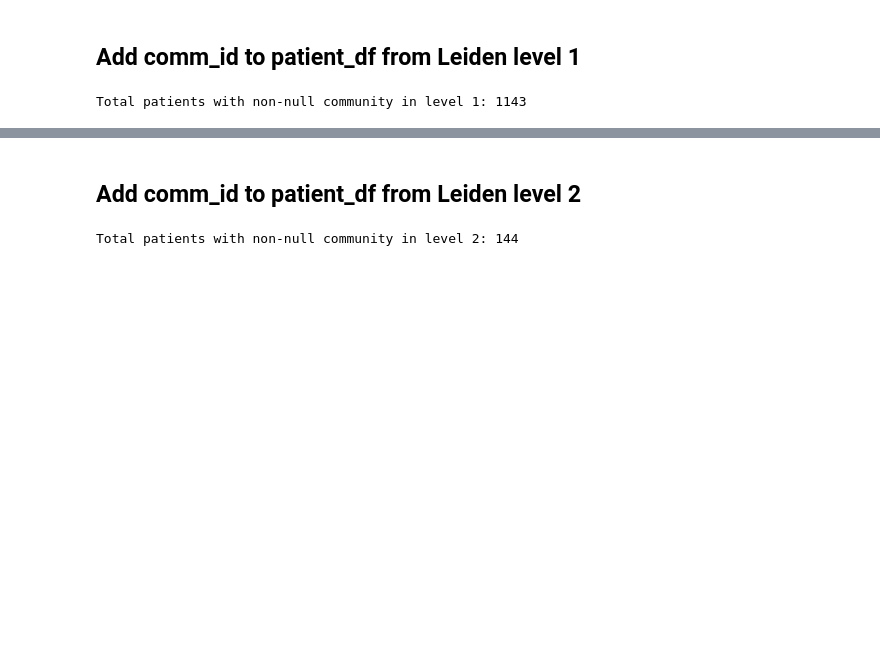
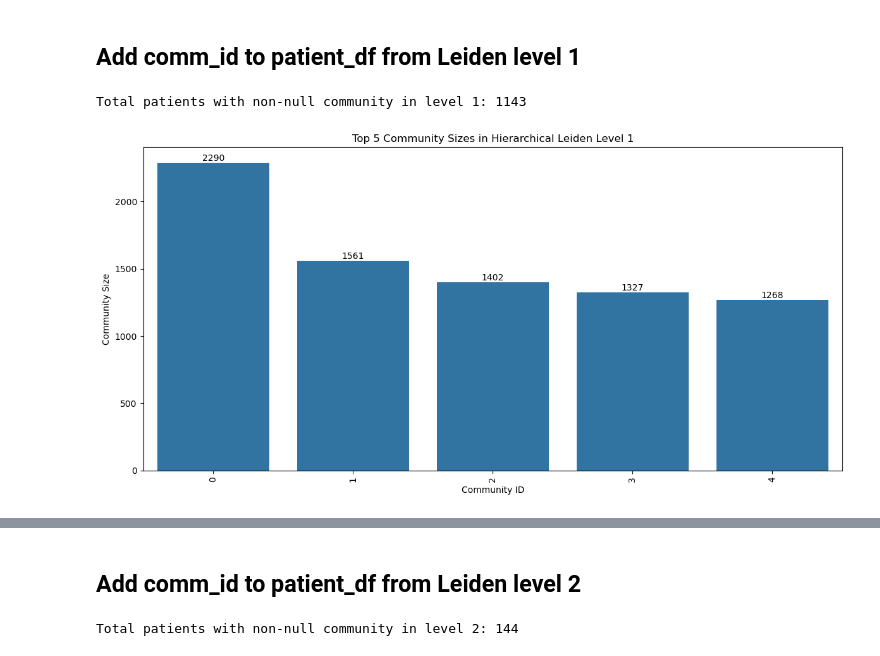
Before and after one commit to MahikaJaguste/msc-thesis, a Jupyter notebook: community/cdlib-analysis.ipynb, the cells around one changed output, grey strips where cells are left out. Drawn from its saved outputs; the diff is of its cells as text; code cells hidden in the pictures; blank space fills up the shorter version.

```diff
--- a/community/cdlib-analysis.ipynb
+++ b/community/cdlib-analysis.ipynb
@@ -423,3 +435,23 @@ leiden1_patient_df.head(10)[['nodeId', 'community', 'Patient', 'patientId']]
 print(f"Total patients with non-null community in level 1: {leiden1_patient_df['community'].notnull().sum()}")
 # %% [output]
 Total patients with non-null community in level 1: 1143
+# %%
+# get node distribution in ledien level 1 communities and plot top 5
+comm_sizes = [len(c) for c in heirarchical_leiden_level1.communities]
+# top_5_comm_sizes = sorted(comm_sizes, reverse=True)[:5]
+top_5_comm_sizes = sorted(comm_sizes, reverse=True)[:5]
+top_5_comm_sizes_df = pd.DataFrame(top_5_comm_sizes, columns=['size'])
+top_5_comm_sizes_df['community'] = range(len(top_5_comm_sizes_df))
+plt.figure(figsize=(12, 6))
+sns.barplot(data=top_5_comm_sizes_df, x='community', y='size')
+plt.xlabel('Community ID')
+plt.ylabel('Community Size')
+plt.title('Top 5 Community Sizes in Hierarchical Leiden Level 1')
+plt.xticks(rotation=90)
+# annotate the size on top of each bar
+for index, row in top_5_comm_sizes_df.iterrows():
+    plt.text(row.name, row['size'], row['size'], color='black', ha="center", va="bottom")
+plt.tight_layout()
+plt.show()
+# %% [output]
+[figure, added]
```
Also changed, not shown: parts of 12 cells of this notebook.
